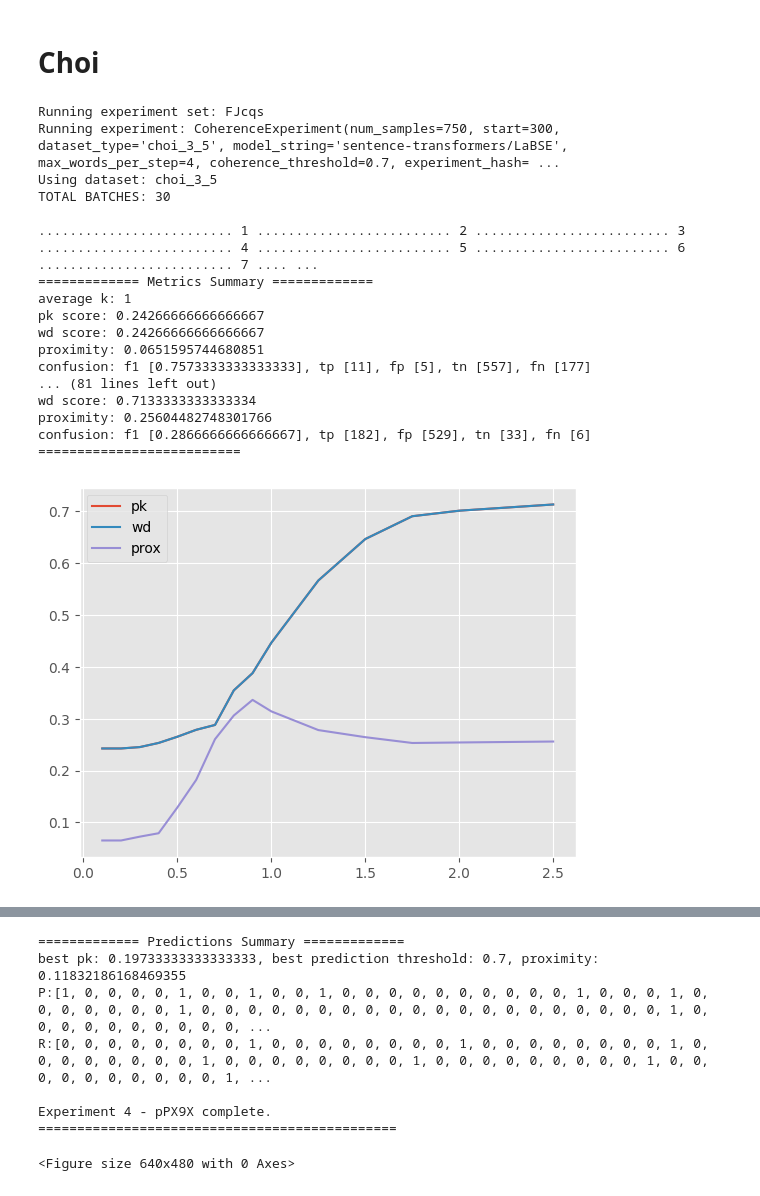
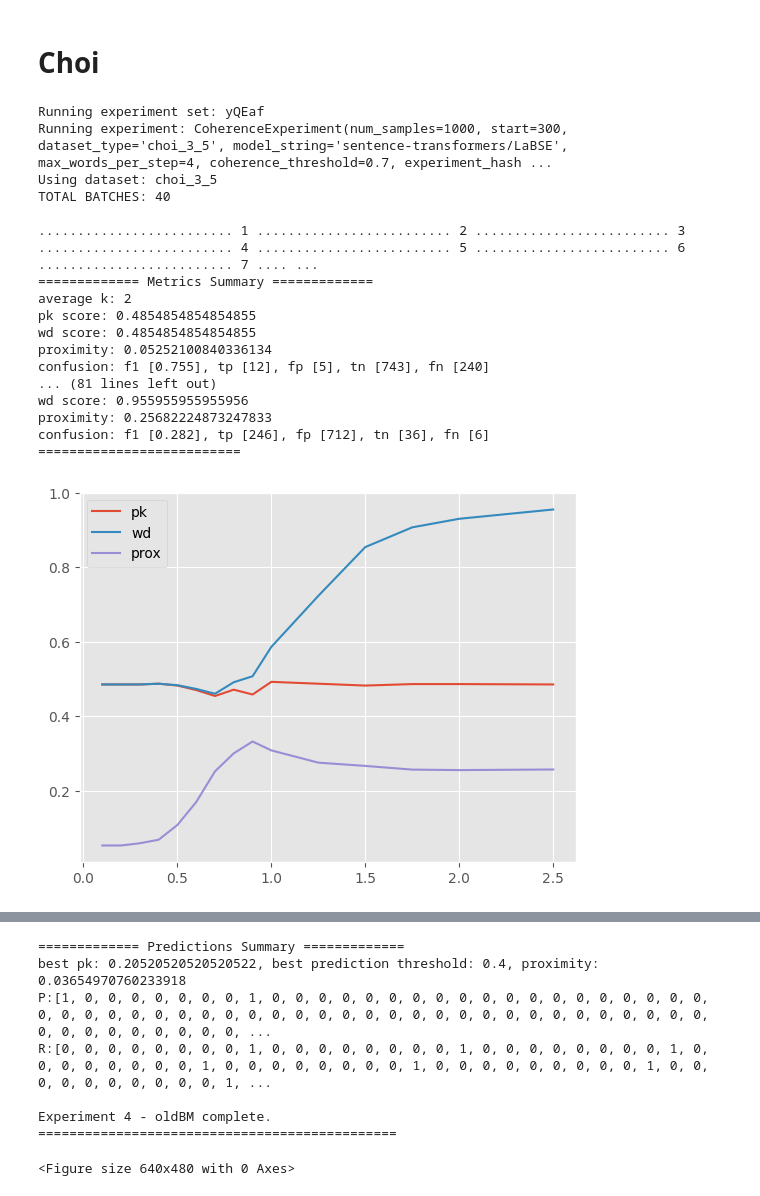
Before and after one commit to HumanMachineLab/CoherenceGraph, a Jupyter notebook: notebooks/1.0-coherence-graph-experimentation.ipynb, the cells around one changed output, grey strips where cells are left out. Drawn from its saved outputs; the diff is of its cells as text; code cells hidden in the pictures.

```diff
--- a/notebooks/1.0-coherence-graph-experimentation.ipynb
+++ b/notebooks/1.0-coherence-graph-experimentation.ipynb
@@ -531,7 +549,7 @@ Experiment 5 - DG3kA complete.
 experimentation = Experiment(type="weighted_count")
 
 START = 300
-NUM_SAMPLES = 750
+NUM_SAMPLES = 1000
 BATCH_SIZE = 25
 DIVERSE_KEYWORDS = False
 WORDS_PER_STEP = 4
@@ -593,43 +611,43 @@ experimentation.queue_experiment(
     )
 )
 
 
 experimentation.queue_experiment(
     CoherenceExperiment(
         dataset_type="choi_9_11",
         model_string="sentence-transformers/LaBSE",
         max_words_per_step=WORDS_PER_STEP,
         diverse_keywords=DIVERSE_KEYWORDS,
         keyword_diversity=KEYWORD_DIVERSITY,
         max_graph_depth=5,
         start=300,
         num_samples=NUM_SAMPLES,
         batch_size=BATCH_SIZE,
         coherence_threshold=0.7,
         scoring_factor=2,
         print_metrics_summary=True,
         print_predictions_summary=True,
     )
 )
 
 experimentation.run()
 # %% [output]
-Running experiment set: FJcqs
-Running experiment: CoherenceExperiment(num_samples=750, start=300, dataset_type='choi_3_5', model_string='sentence-transformers/LaBSE', max_words_per_step=4, coherence_threshold=0.7, experiment_hash= ...
+Running experiment set: yQEaf
+Running experiment: CoherenceExperiment(num_samples=1000, start=300, dataset_type='choi_3_5', model_string='sentence-transformers/LaBSE', max_words_per_step=4, coherence_threshold=0.7, experiment_hash ...
 Using dataset: choi_3_5
-TOTAL BATCHES: 30
+TOTAL BATCHES: 40
 
 ......................... 1 ......................... 2 ......................... 3 ......................... 4 ......................... 5 ......................... 6 ......................... 7 .... ...
 ============= Metrics Summary =============
-average k: 1
-pk score: 0.24266666666666667
-wd score: 0.24266666666666667
-proximity: 0.0651595744680851
-confusion: f1 [0.7573333333333333], tp [11], fp [5], tn [557], fn [177]
+average k: 2
+pk score: 0.4854854854854855
+wd score: 0.4854854854854855
+proximity: 0.05252100840336134
+confusion: f1 [0.755], tp [12], fp [5], tn [743], fn [240]
 ... (81 lines left out)
-wd score: 0.7133333333333334
-proximity: 0.25604482748301766
-confusion: f1 [0.2866666666666667], tp [182], fp [529], tn [33], fn [6]
+wd score: 0.955955955955956
+proximity: 0.25682224873247833
+confusion: f1 [0.282], tp [246], fp [712], tn [36], fn [6]
 ==========================
-[figure, old version]
+[figure, new version]
 ============= Predictions Summary =============
@@ -689,8 +707,8 @@ confusion: f1 [0.12933333333333333], tp [75], fp [653], tn [22], fn [0]
 ============= Predictions Summary =============
-best pk: 0.19733333333333333, best prediction threshold: 0.7, proximity: 0.11832186168469355
-P:[1, 0, 0, 0, 0, 1, 0, 0, 1, 0, 0, 1, 0, 0, 0, 0, 0, 0, 0, 0, 0, 0, 1, 0, 0, 0, 1, 0, 0, 0, 0, 0, 0, 0, 1, 0, 0, 0, 0, 0, 0, 0, 0, 0, 0, 0, 0, 0, 0, 0, 0, 0, 0, 0, 0, 1, 0, 0, 0, 0, 0, 0, 0, 0, 0, 0, ...
+best pk: 0.20520520520520522, best prediction threshold: 0.4, proximity: 0.03654970760233918
+P:[1, 0, 0, 0, 0, 0, 0, 0, 1, 0, 0, 0, 0, 0, 0, 0, 0, 0, 0, 0, 0, 0, 0, 0, 0, 0, 0, 0, 0, 0, 0, 0, 0, 0, 0, 0, 0, 0, 0, 0, 0, 0, 0, 0, 0, 0, 0, 0, 0, 0, 0, 0, 0, 0, 0, 0, 0, 0, 0, 0, 0, 0, 0, 0, 0, 0, ...
 R:[0, 0, 0, 0, 0, 0, 0, 0, 1, 0, 0, 0, 0, 0, 0, 0, 0, 1, 0, 0, 0, 0, 0, 0, 0, 0, 1, 0, 0, 0, 0, 0, 0, 0, 0, 1, 0, 0, 0, 0, 0, 0, 0, 0, 1, 0, 0, 0, 0, 0, 0, 0, 0, 0, 1, 0, 0, 0, 0, 0, 0, 0, 0, 0, 0, 1, ...
 
-Experiment 4 - pPX9X complete.
+Experiment 4 - oldBM complete.
 ==============================================
 <Figure size 640x480 with 0 Axes>
```
Also changed, not shown: parts of 12 cells of this notebook, 8 other files.
